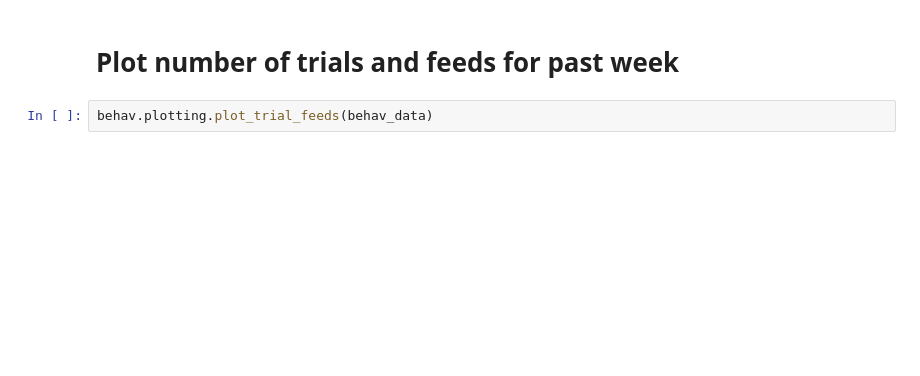
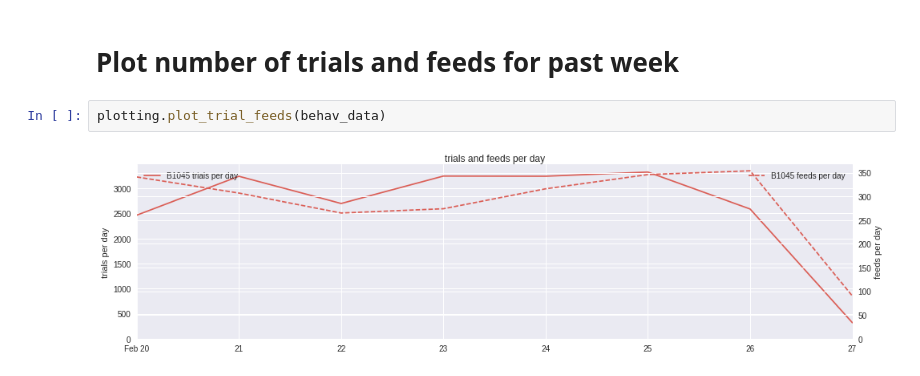
Before and after one commit to gentnerlab/behav-analysis, a Jupyter notebook: notebooks/recent_behavior_analysis.ipynb, the cells around one changed output. Drawn from its saved outputs; the diff is of its cells as text; blank space fills up the shorter version.

```diff
--- a/notebooks/recent_behavior_analysis.ipynb
+++ b/notebooks/recent_behavior_analysis.ipynb
@@ -38,4 +65,6 @@ for subj,df in behav_data.items():
 # %% [markdown]
 # Plot number of trials and feeds for past week
 # %%
-behav.plotting.plot_trial_feeds(behav_data)
+plotting.plot_trial_feeds(behav_data)
+# %% [output]
+[figure, added]
```
Also changed, not shown: parts of 10 cells of this notebook, 2 other files.
